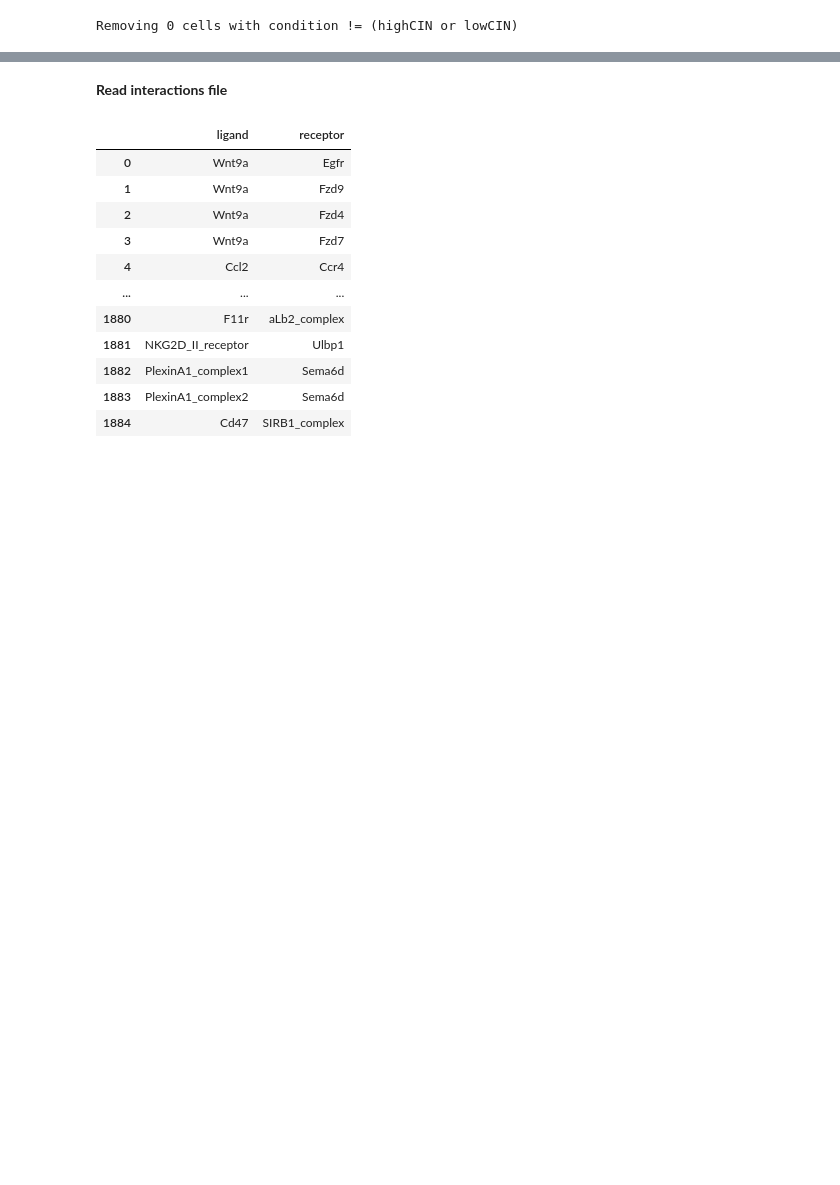
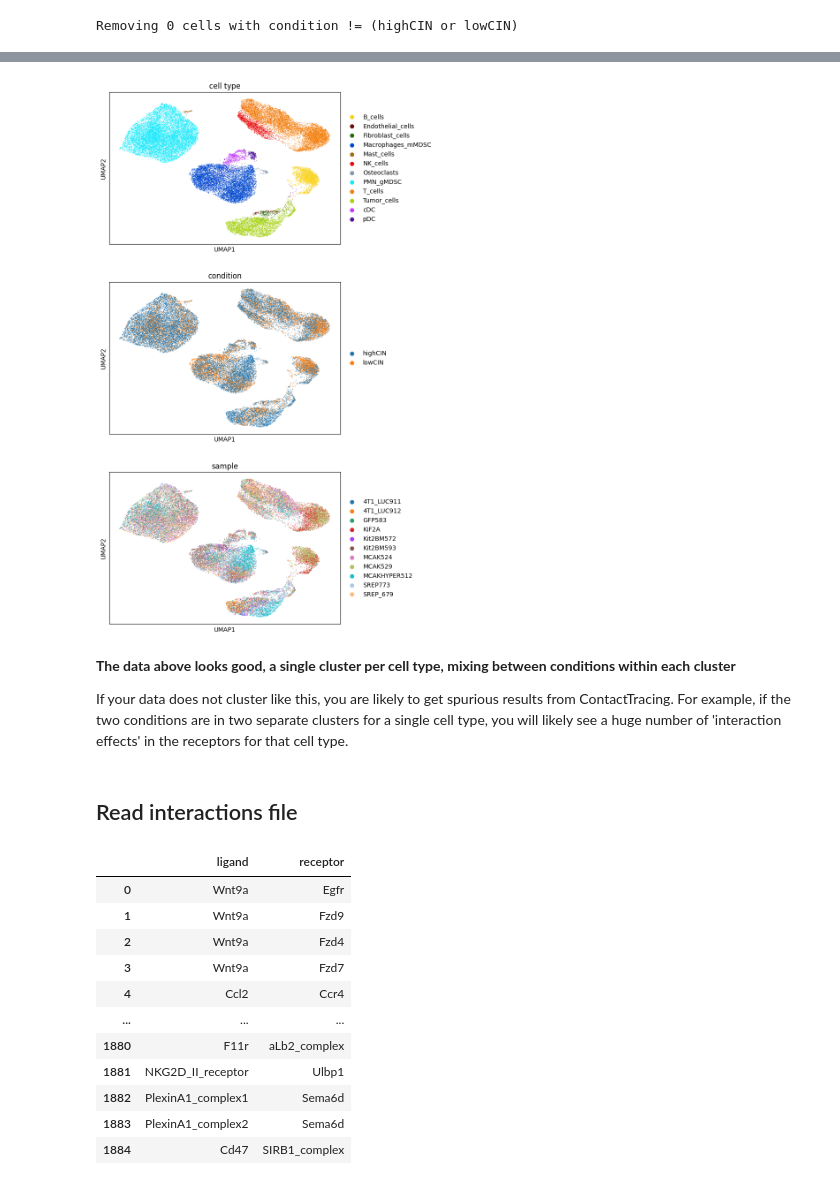
Before and after one commit to LaughneyLab/ContactTracing_tutorial, a Jupyter notebook: tutorial.ipynb, the cells around one changed output, grey strips where cells are left out. Saved outputs shown, nothing was run; the diff lists cells and outputs as text; code cells hidden in the pictures; blank space fills up the shorter version.

```diff
--- a/tutorial.ipynb
+++ b/tutorial.ipynb
@@ -152,5 +220,13 @@ adata.obs['cngeneson'] = scale(np.sum(adata.layers['logX'] > 0, axis=1))
+# %%
+sc.pl.umap(adata, color=['cell type', 'condition', 'sample'], ncols=1)
+# %% [output]
+[figure, added]
+# %% [markdown]
+__The data above looks good, a single cluster per cell type, mixing between conditions within each cluster__
+
+If your data does not cluster like this, you are likely to get spurious results from ContactTracing. For example, if the two conditions are in two separate clusters for a single cell type, you will likely see a huge number of 'interaction effects' in the receptors for that cell type.
 # %% [markdown]
-__Read interactions file__
+## Read interactions file
 # %%
 interactions = pd.read_csv(interactions_file, sep='\t')
 interactions
```
Also changed, not shown: parts of 48 cells of this notebook, 1 other file.
